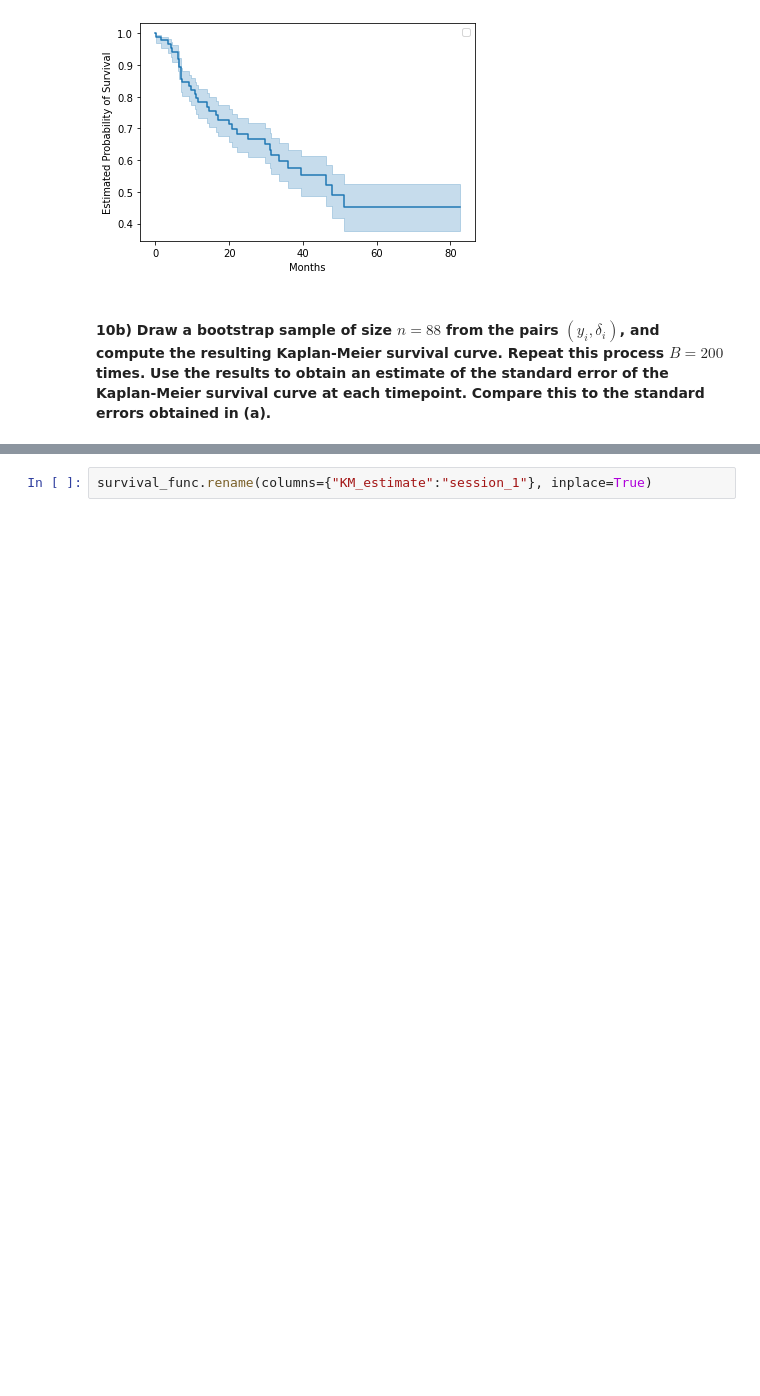
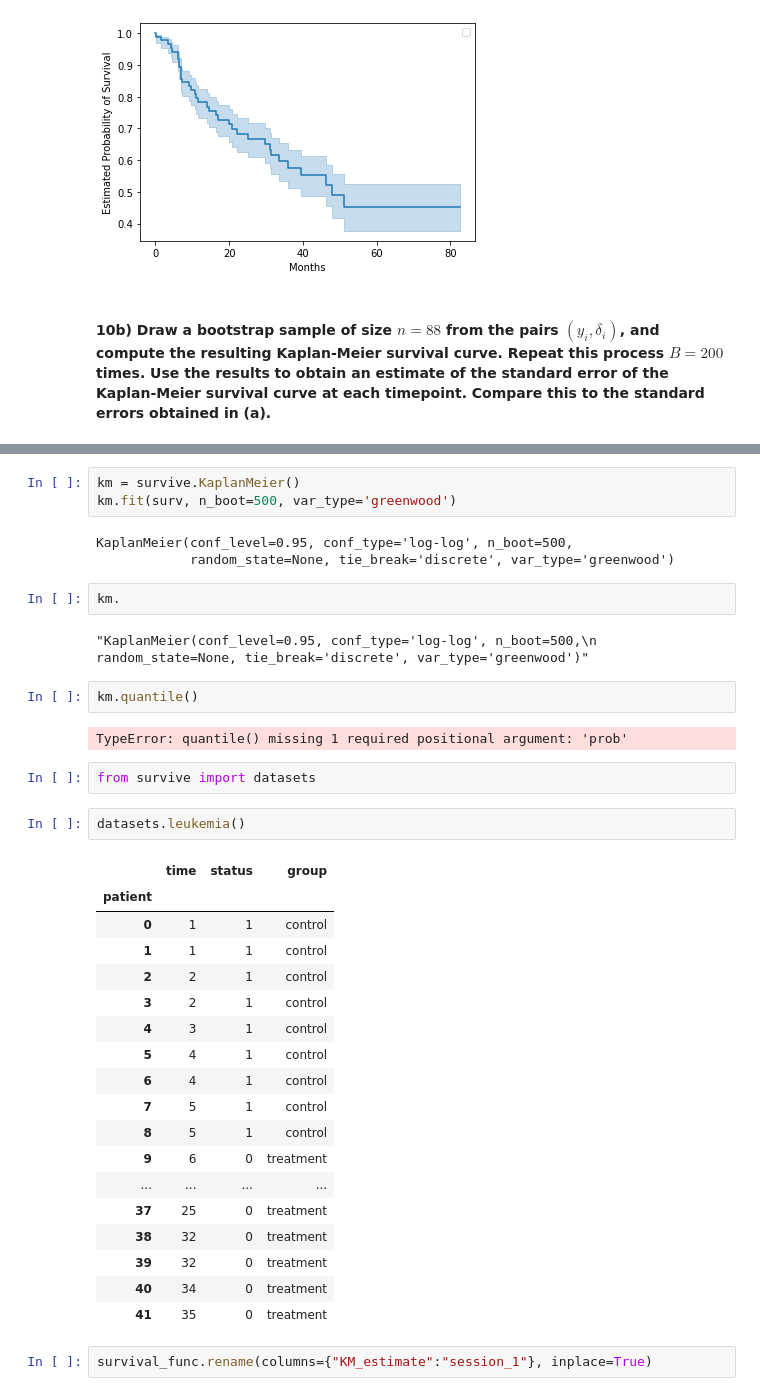
Before and after one commit to papir805/ISLR2, a Jupyter notebook: Python/chp11 - Survival Analysis/exercises/chp_11_exercises_me.ipynb, the cells around one changed output, grey strips where cells are left out. Saved outputs shown, nothing was run; the diff lists cells and outputs as text; blank space fills up the shorter version.

```diff
--- a/Python/chp11 - Survival Analysis/exercises/chp_11_exercises_me.ipynb
+++ b/Python/chp11 - Survival Analysis/exercises/chp_11_exercises_me.ipynb
@@ -449,3 +560,40 @@ plt.legend(labels=[]);
+# %%
+km = survive.KaplanMeier()
+km.fit(surv, n_boot=500, var_type='greenwood')
+# %% [output]
+KaplanMeier(conf_level=0.95, conf_type='log-log', n_boot=500,
+            random_state=None, tie_break='discrete', var_type='greenwood')
+# %%
+km.
+# %% [output]
+"KaplanMeier(conf_level=0.95, conf_type='log-log', n_boot=500,\n            random_state=None, tie_break='discrete', var_type='greenwood')"
+# %%
+km.quantile()
+# %% [output]
+TypeError: quantile() missing 1 required positional argument: 'prob'
+# %%
+from survive import datasets
+# %%
+datasets.leukemia()
+# %% [output]
+|  | time | status | group |
+| patient |  |  |  |
+| 0 | 1 | 1 | control |
+| 1 | 1 | 1 | control |
+| 2 | 2 | 1 | control |
+| 3 | 2 | 1 | control |
+| 4 | 3 | 1 | control |
+| 5 | 4 | 1 | control |
+| 6 | 4 | 1 | control |
+| 7 | 5 | 1 | control |
+| 8 | 5 | 1 | control |
+| 9 | 6 | 0 | treatment |
+| ... | ... | ... | ... |
+| 37 | 25 | 0 | treatment |
+| 38 | 32 | 0 | treatment |
+| 39 | 32 | 0 | treatment |
+| 40 | 34 | 0 | treatment |
+| 41 | 35 | 0 | treatment |
 # %%
 survival_func.rename(columns={"KM_estimate":"session_1"}, inplace=True)
 # %%
```
Also changed, not shown: parts of 17 cells of this notebook, 4 other files.
